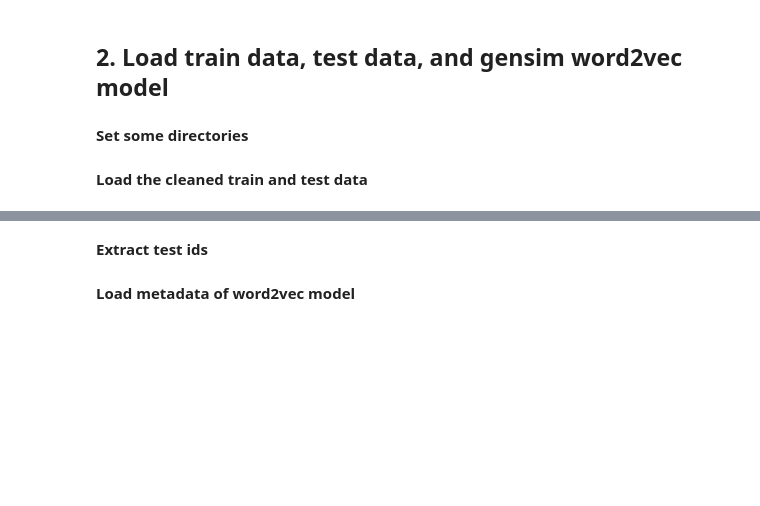
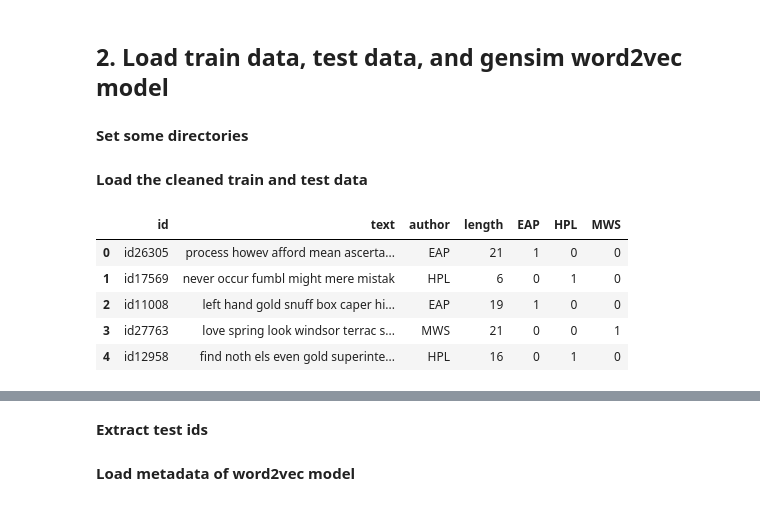
Before and after one commit to itratrahman/machine_learning_projects, a Jupyter notebook: spooky_author_identification/model/text_classification_multi_layered_lstm.ipynb, the cells around one changed output, grey strips where cells are left out. Drawn from its saved outputs; the diff is of its cells as text; code cells hidden in the pictures; blank space fills up the shorter version.

```diff
--- a/spooky_author_identification/model/text_classification_multi_layered_lstm.ipynb
+++ b/spooky_author_identification/model/text_classification_multi_layered_lstm.ipynb
@@ -49,0 +53,9 @@ submission_dir = "./submission/"
+# %%
+data.head(5)
+# %% [output]
+|  | id | text | author | length | EAP | HPL | MWS |
+| 0 | id26305 | process howev afford mean ascerta... | EAP | 21 | 1 | 0 | 0 |
+| 1 | id17569 | never occur fumbl might mere mistak | HPL | 6 | 0 | 1 | 0 |
+| 2 | id11008 | left hand gold snuff box caper hi... | EAP | 19 | 1 | 0 | 0 |
+| 3 | id27763 | love spring look windsor terrac s... | MWS | 21 | 0 | 0 | 1 |
+| 4 | id12958 | find noth els even gold superinte... | HPL | 16 | 0 | 1 | 0 |
```
Also changed, not shown: parts of 14 cells of this notebook, 1 other file.
